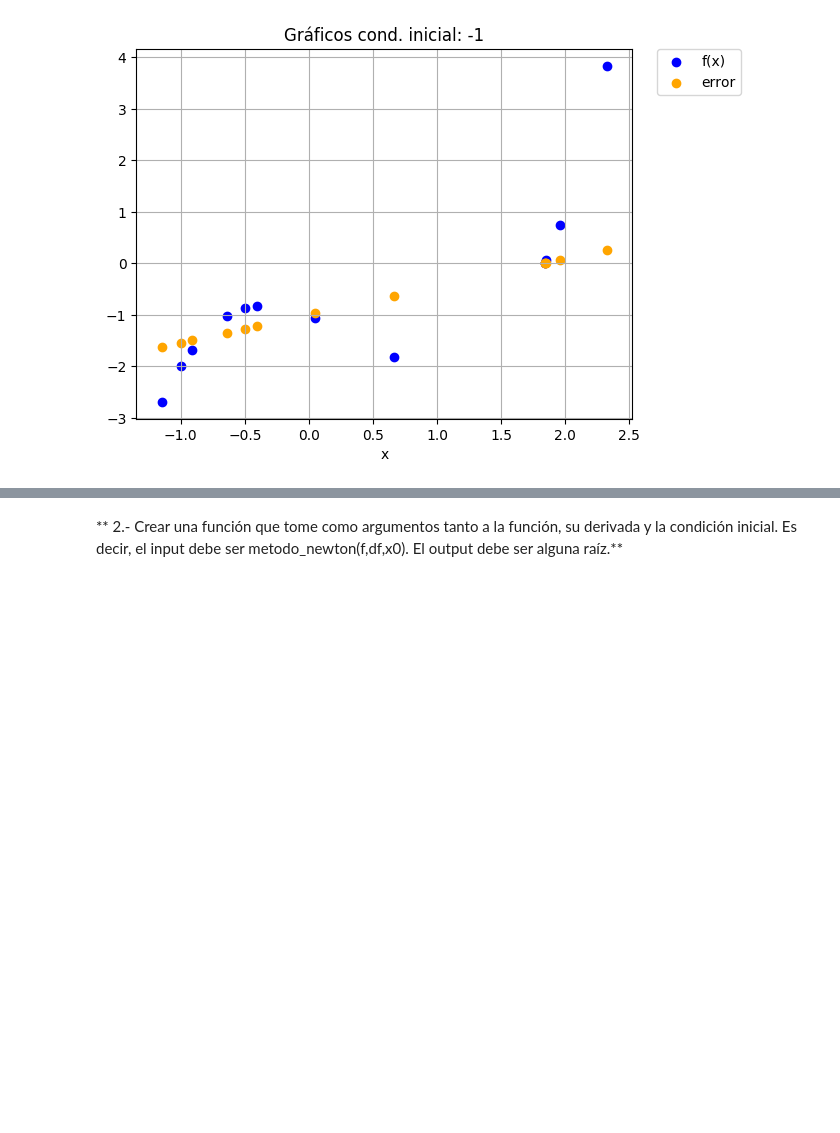
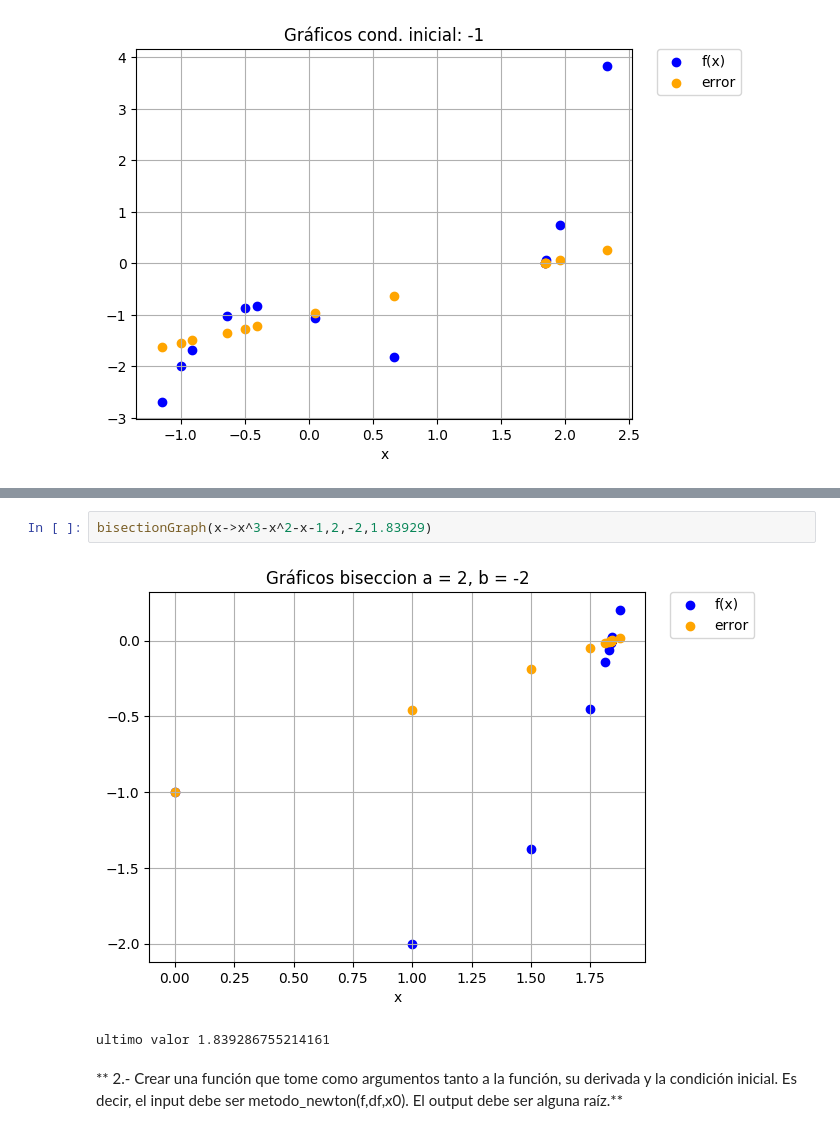
Before and after one commit to walup/Fisica_Computacional_Legaria_Pe-a, a Jupyter notebook: Tarea_4.ipynb, the cells around one changed output, grey strips where cells are left out. Saved outputs shown, nothing was run; the diff lists cells and outputs as text; blank space fills up the shorter version.

```diff
--- a/Tarea_4.ipynb
+++ b/Tarea_4.ipynb
@@ -63,3 +111,8 @@ metodoNewtonGraph(x->x^3-x^2-x-1,x->3*x^2 -2*x-1,-1,1.83929)
+# %%
+bisectionGraph(x->x^3-x^2-x-1,2,-2,1.83929)
+# %% [output]
+[figure, added]
+ultimo valor 1.839286755214161
 # %% [markdown]
 **  2.- Crear una función que  tome como argumentos tanto a la función, su derivada y la condición inicial. Es decir, el input debe ser metodo_newton(f,df,x0). El output debe ser alguna raíz.**
 # %%
```
Also changed, not shown: parts of 2 cells of this notebook.
